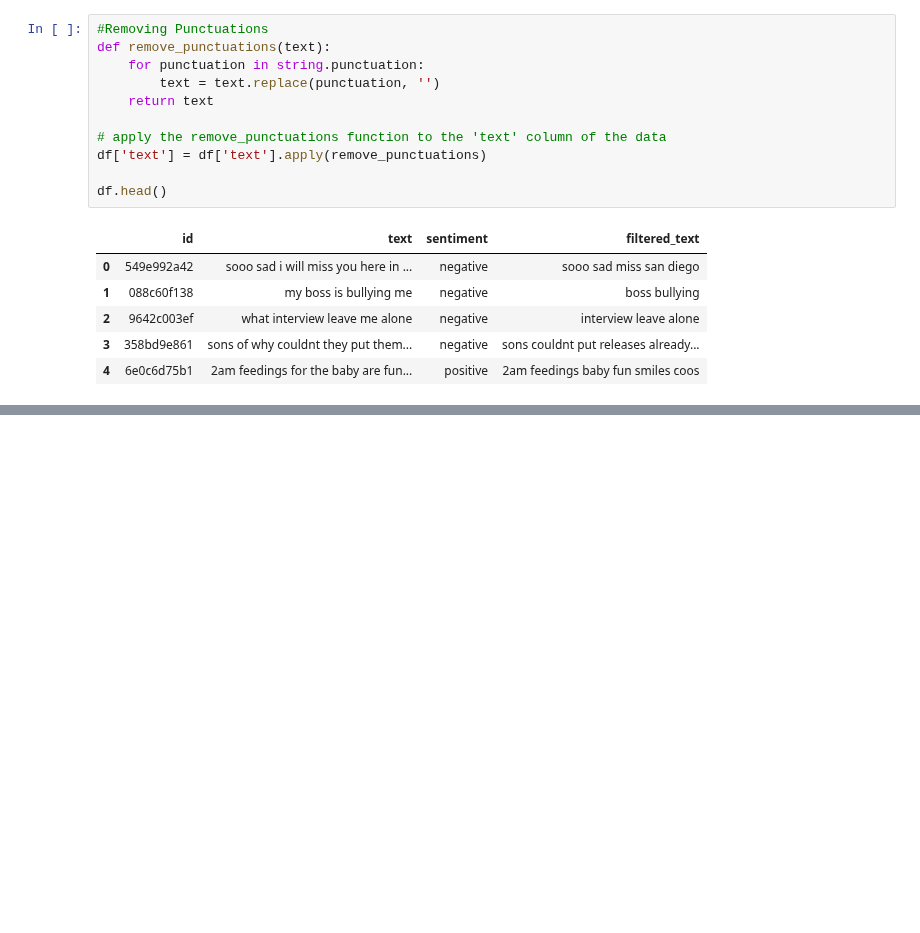
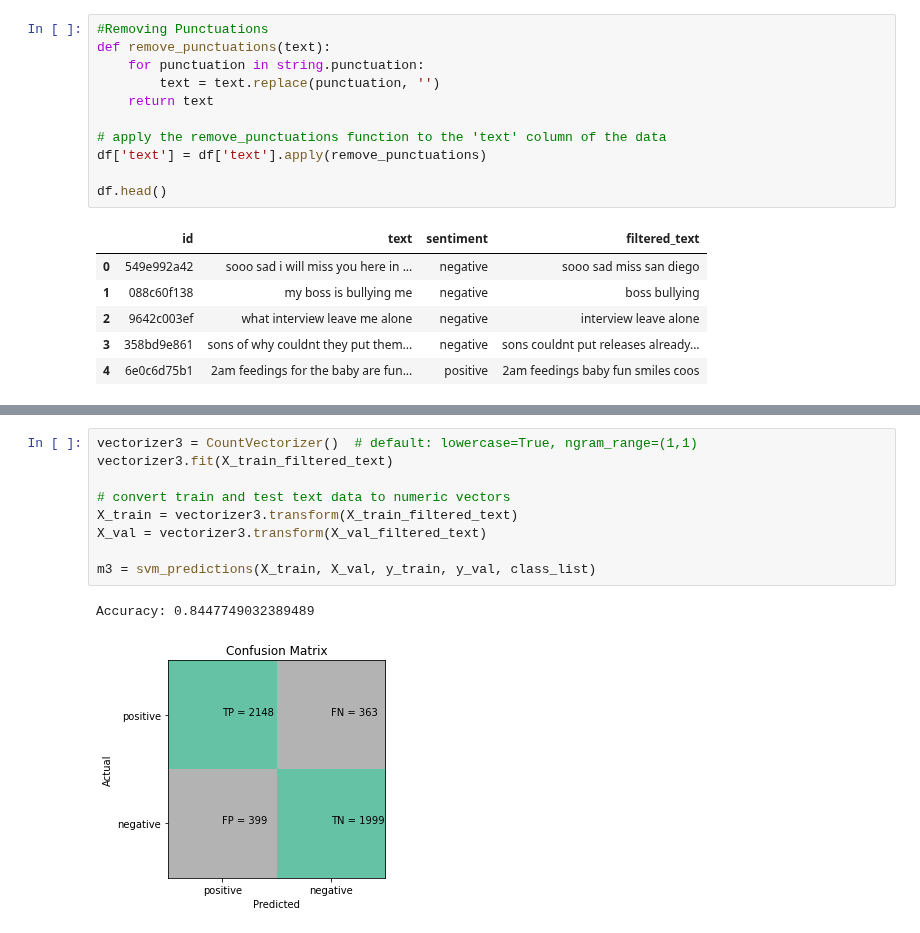
Before and after one commit to MartinNde/MartinN_1, a Jupyter notebook: NLP_Applied_AI_competition_.ipynb, the cells around one changed output, grey strips where cells are left out. Drawn from its saved outputs; the diff is of its cells as text; blank space fills up the shorter version.

```diff
--- a/NLP_Applied_AI_competition_.ipynb
+++ b/NLP_Applied_AI_competition_.ipynb
@@ -234,0 +442,12 @@ TweetTokenizer - Tokenizer for tweets
+# %%
+vectorizer3 = CountVectorizer()  # default: lowercase=True, ngram_range=(1,1)
+vectorizer3.fit(X_train_filtered_text)
+
+# convert train and test text data to numeric vectors
+X_train = vectorizer3.transform(X_train_filtered_text)
+X_val = vectorizer3.transform(X_val_filtered_text)
+
+m3 = svm_predictions(X_train, X_val, y_train, y_val, class_list)
+# %% [output]
+Accuracy: 0.8447749032389489
+[figure, added]
```
Also changed, not shown: parts of 32 cells of this notebook.
